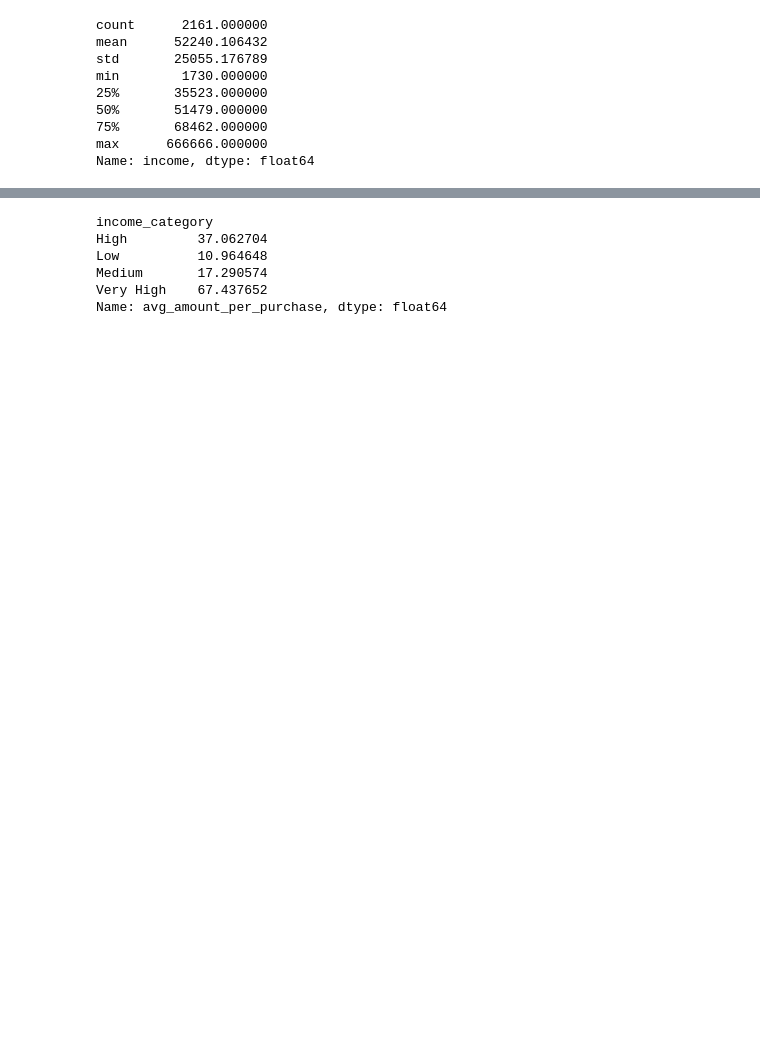
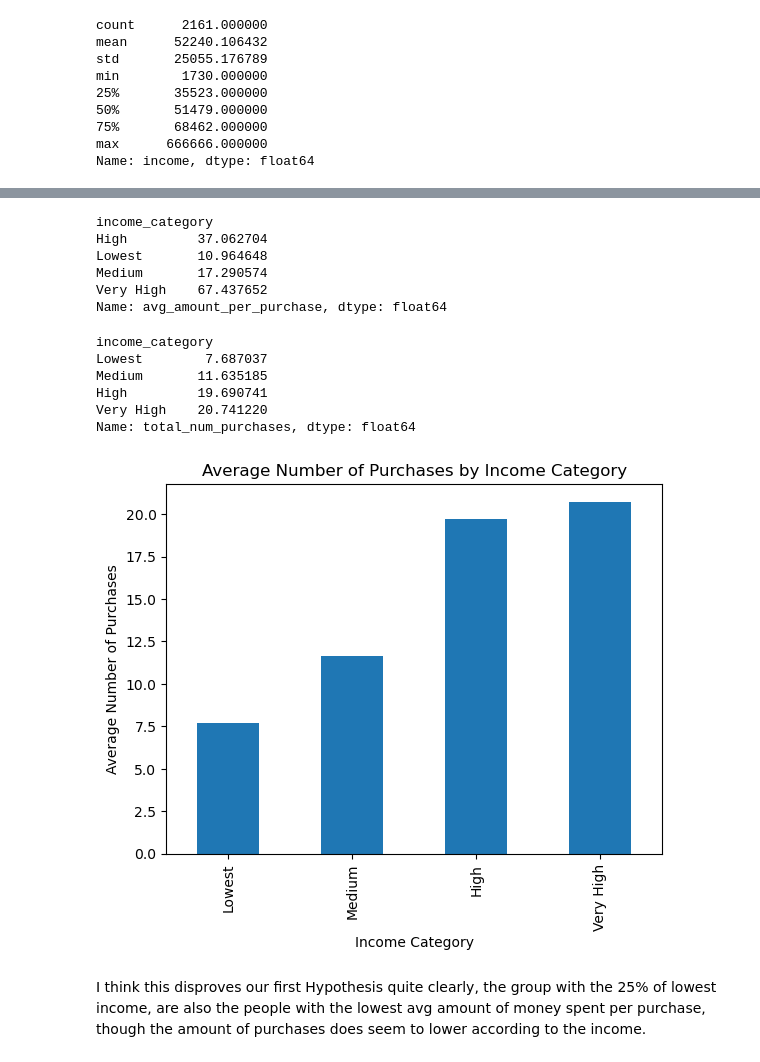
Before and after one commit to MathildeGonzalez/DataIntelligenceTrialExam, a Jupyter notebook: TrialExam.ipynb, the cells around one changed output, grey strips where cells are left out. Cells and saved outputs as stored; diff of their text form; code cells hidden in the pictures; blank space fills up the shorter version.

```diff
--- a/TrialExam.ipynb
+++ b/TrialExam.ipynb
@@ -346,7 +394,7 @@ Name: income, dtype: float64
 # Function to categorize income into categories
 def categorize_income(income):
     if income < 35523:
-        return 'Low'
+        return 'Lowest'
     elif income < 51479:
         return 'Medium'
     elif income < 68462:
@@ -367,7 +415,28 @@ average_purchase_by_group
 # %% [output]
 income_category
 High         37.062704
-Low          10.964648
+Lowest       10.964648
 Medium       17.290574
 Very High    67.437652
 Name: avg_amount_per_purchase, dtype: float64
+# %%
+# Calculate the average amount of purchases for each income category
+average_purchase_by_group = df_with_avg_amount.groupby('income_category')['total_num_purchases'].mean().reindex(['Lowest', 'Medium', 'High', 'Very High'])
+average_purchase_by_group
+# %% [output]
+income_category
+Lowest        7.687037
+Medium       11.635185
+High         19.690741
+Very High    20.741220
+Name: total_num_purchases, dtype: float64
+# %%
+average_purchase_by_group.plot(kind='bar')
+plt.xlabel('Income Category')
+plt.ylabel('Average Number of Purchases')
+plt.title('Average Number of Purchases by Income Category')
+plt.show()
+# %% [output]
+[figure, added]
+# %% [markdown]
+I think this disproves our first Hypothesis quite clearly, the group with the 25% of lowest income, are also the people with the lowest avg amount of money spent per purchase, though the amount of purchases does seem to lower according to the income.
```
Also changed, not shown: parts of 6 cells of this notebook.
